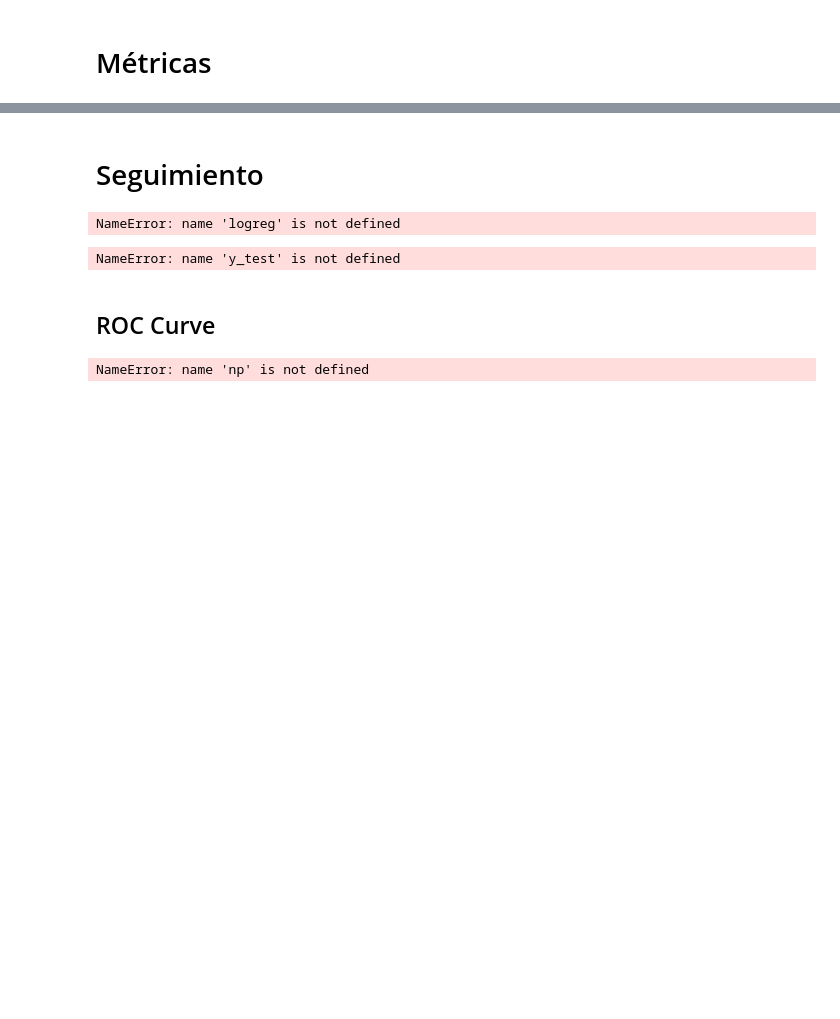
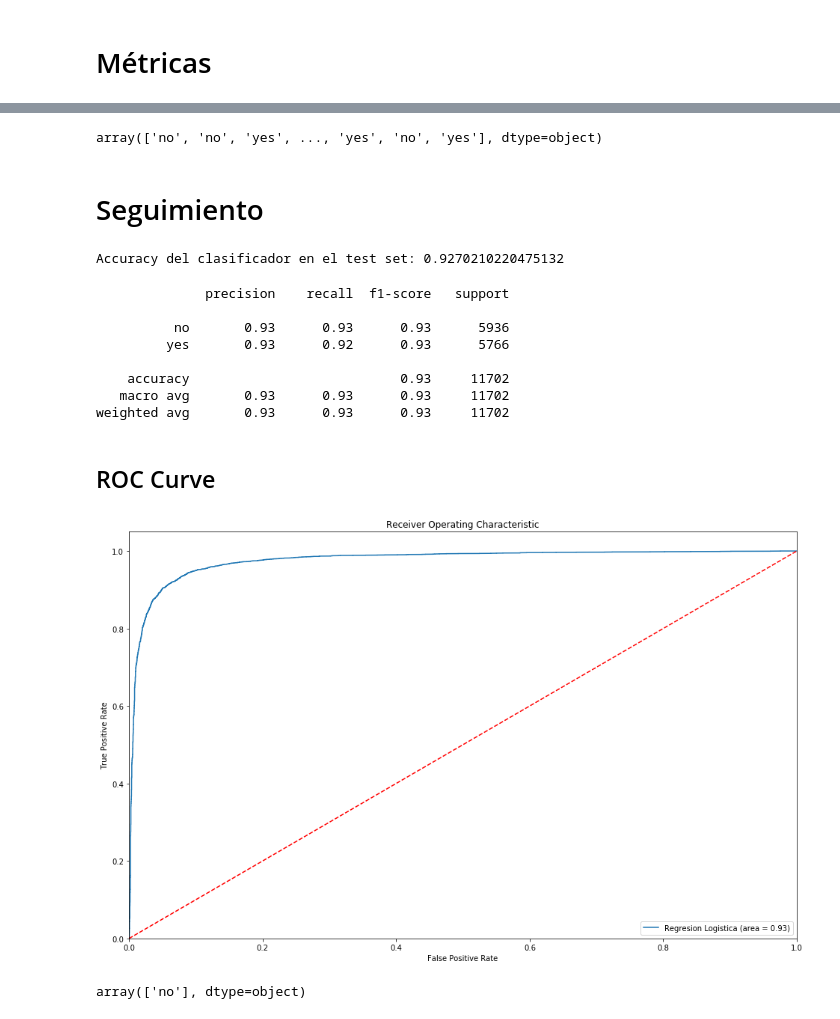
Before and after one commit to 20131009752/Regresion_Logistica, a Jupyter notebook: Regresión Logística.ipynb, the cells around one changed output, grey strips where cells are left out. Saved outputs shown, nothing was run; the diff lists cells and outputs as text; code cells hidden in the pictures; blank space fills up the shorter version.

Commit message:
Corrección de errores
se arreglaron errores de logica y reorganizacion de la informacion

```diff
--- a/Regresión Logística.ipynb
+++ b/Regresión Logística.ipynb
@@ -179,7 +176,7 @@ data.head()
 # %%
 # obtenemos las columnas que hicimos dummies
 data_vars=data.columns.values.tolist()
-to_keep=[i for i in data_vars if i not in cat_vars]
+to_keep=list(i for i in data_vars if i not in cat_vars)
 # %%
 data_final=data[to_keep]
 data_final.columns.values
@@ -281,7 +277,7 @@ plt.show()
 # %%
 from sklearn.feature_selection import RFE
 logreg=LogisticRegression(solver='lbfgs')
-rfe=RFE(logreg, 30)
+rfe=RFE(logreg, 62)
 rfe=rfe.fit(os_data_x, os_data_y.values.ravel())
 print(rfe.support_)
 print(rfe.ranking_)
@@ -367,38 +353,52 @@ confusion_matrix
 # %%
 y_pred
+# %% [output]
+array(['no', 'no', 'yes', ..., 'yes', 'no', 'yes'], dtype=object)
 # %% [markdown]
 # Seguimiento
 # %%
 print("Accuracy del clasificador en el test set: {0}".format(logreg.score(x_test, y_test)))
 # %% [output]
-NameError: name 'logreg' is not defined
+Accuracy del clasificador en el test set: 0.9270210220475132
 # %%
 from sklearn.metrics import classification_report
 print(classification_report(y_test, y_pred))
 # %% [output]
-NameError: name 'y_test' is not defined
+              precision    recall  f1-score   support
+
+          no       0.93      0.93      0.93      5936
+         yes       0.93      0.92      0.93      5766
+
+    accuracy                           0.93     11702
+   macro avg       0.93      0.93      0.93     11702
+weighted avg       0.93      0.93      0.93     11702
 # %% [markdown]
  ## ROC Curve
 # %%
 from sklearn.metrics import roc_auc_score
 from sklearn.metrics import roc_curve
 
-y_predict = np.where(y_pread == 'yes', 1, 0)
+y_predict = np.where(y_pred == 'yes', 1, 0)
 y_test1 = np.where(y_test == 'yes', 1, 0)
 
 logit_roc_auc = roc_auc_score(y_test1, y_predict)
 fpr, tpr, thresholds = roc_curve(y_test1, logreg.predict_proba(x_test)[:,1])
 
-plt.figure(figsize = (16,8))
+plt.figure(figsize = (16,10))
 plt.plot(fpr, tpr, label='Regresion Logistica (area = %0.2f)' % logit_roc_auc)
 plt.plot([0,1],[0,1],'r--')
 plt.xlim([0.0,1.0])
 plt.ylim([0.0,1.05])
 plt.xlabel('False Positive Rate')
 plt.ylabel('True Positive Rate')
 plt.title('Receiver Operating Characteristic')
 plt.legend(loc = "lower right")
 plt.savefig('Log_ROC')
 plt.show()
 # %% [output]
-NameError: name 'np' is not defined
+[figure, added]
+# %%
+x_new=pd.DataFrame(x_test.iloc[0:1])
+logreg.predict(x_new)
+# %% [output]
+array(['no'], dtype=object)
```
Also changed, not shown: parts of 12 cells of this notebook, 1 other file.
